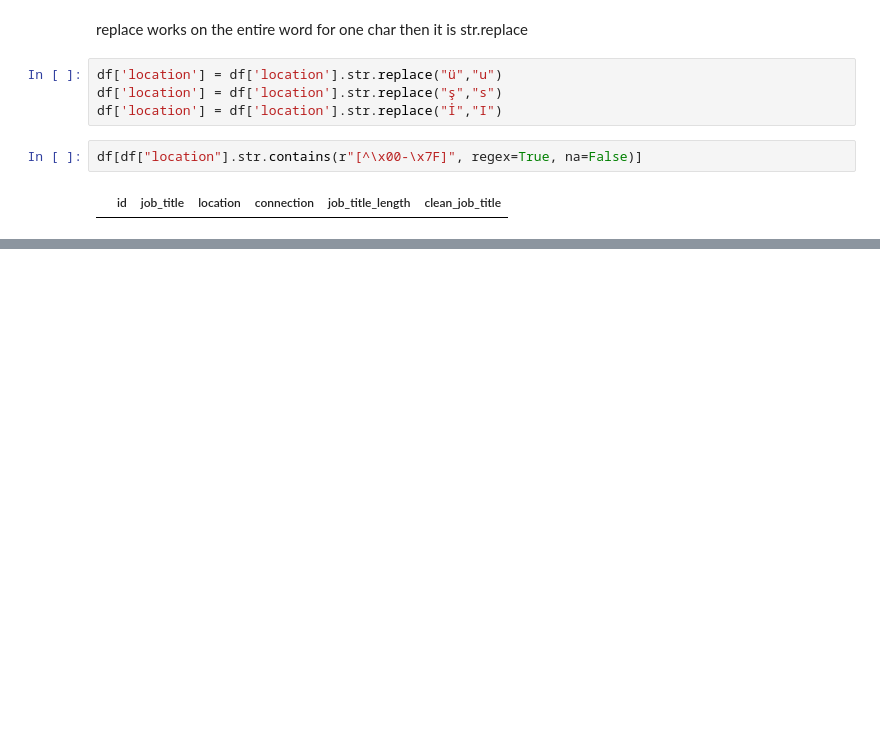
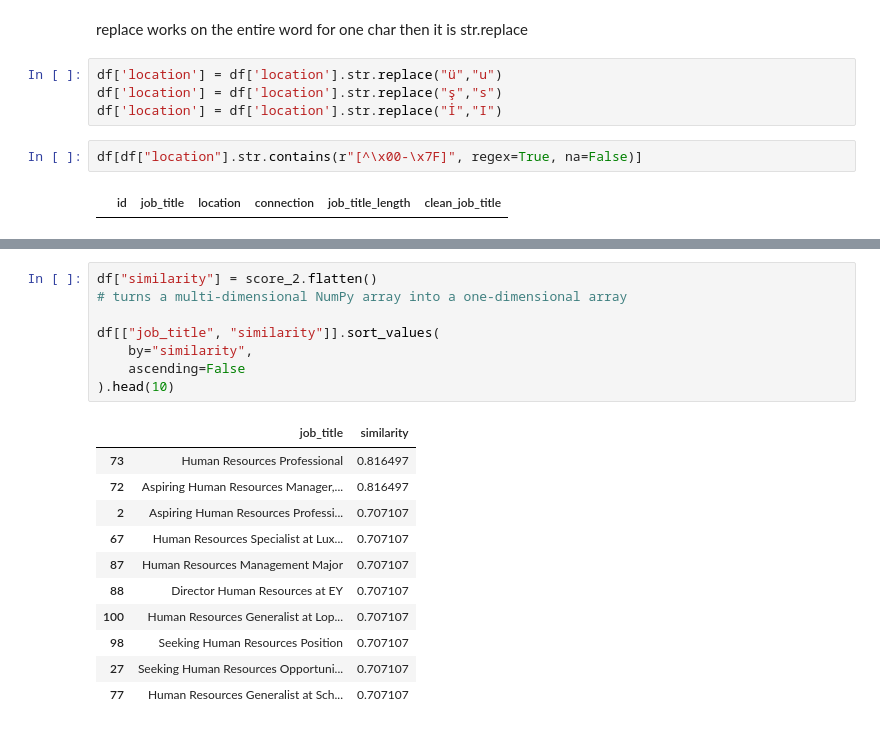
Before and after one commit to safwt-data/QwnYr0x6YtL8f4mY, a Jupyter notebook: notebooks/notebook_1.ipynb, the cells around one changed output, grey strips where cells are left out. Drawn from its saved outputs; the diff is of its cells as text; blank space fills up the shorter version.

```diff
--- a/notebooks/notebook_1.ipynb
+++ b/notebooks/notebook_1.ipynb
@@ -160,0 +213,20 @@ df[df["location"].str.contains(r"[^\x00-\x7F]", regex=True, na=False)]
+# %%
+df["similarity"] = score_2.flatten()
+# turns a multi-dimensional NumPy array into a one-dimensional array
+
+df[["job_title", "similarity"]].sort_values(
+    by="similarity",
+    ascending=False
+).head(10)
+# %% [output]
+|  | job_title | similarity |
+| 73 | Human Resources Professional | 0.816497 |
+| 72 | Aspiring Human Resources Manager,... | 0.816497 |
+| 2 | Aspiring Human Resources Professi... | 0.707107 |
+| 67 | Human Resources Specialist at Lux... | 0.707107 |
+| 87 | Human Resources Management Major | 0.707107 |
+| 88 | Director Human Resources at EY | 0.707107 |
+| 100 | Human Resources Generalist at Lop... | 0.707107 |
+| 98 | Seeking Human Resources Position | 0.707107 |
+| 27 | Seeking Human Resources Opportuni... | 0.707107 |
+| 77 | Human Resources Generalist at Sch... | 0.707107 |
```
Also changed, not shown: parts of 19 cells of this notebook.
